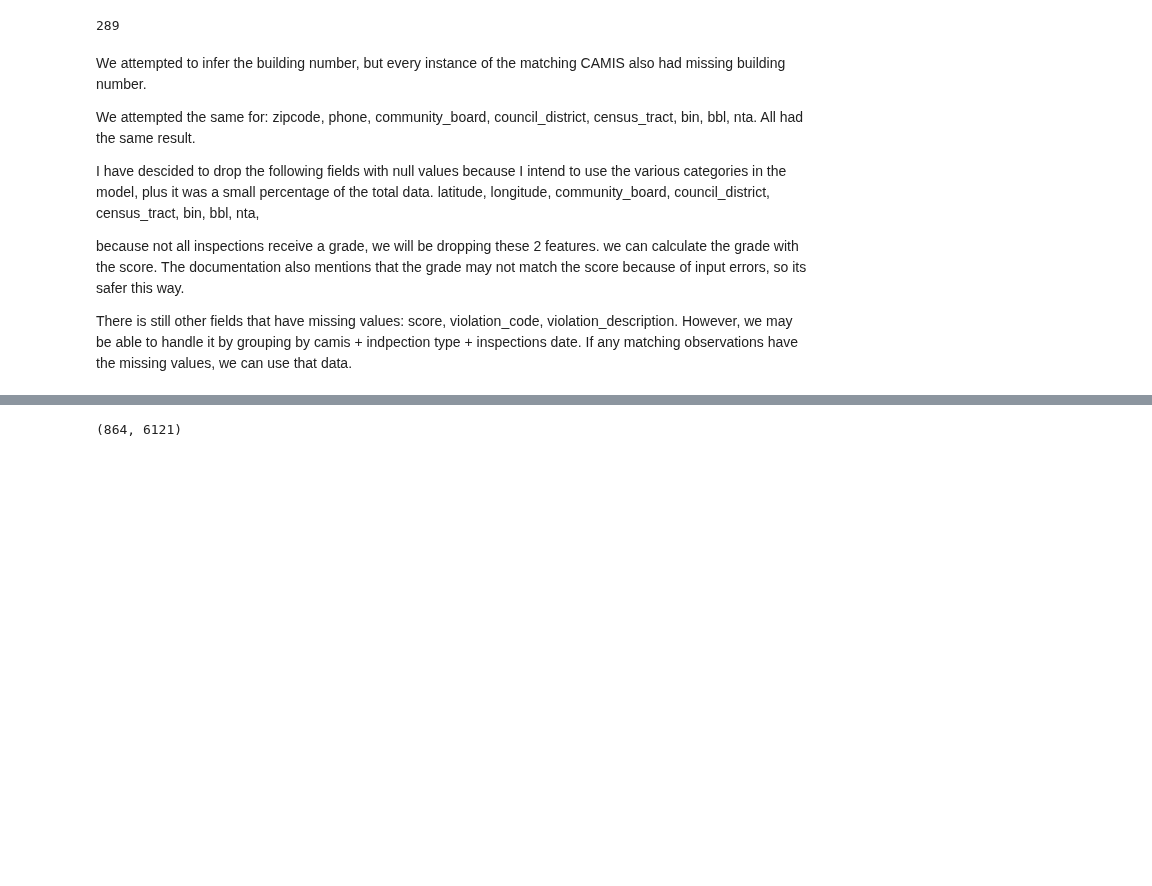
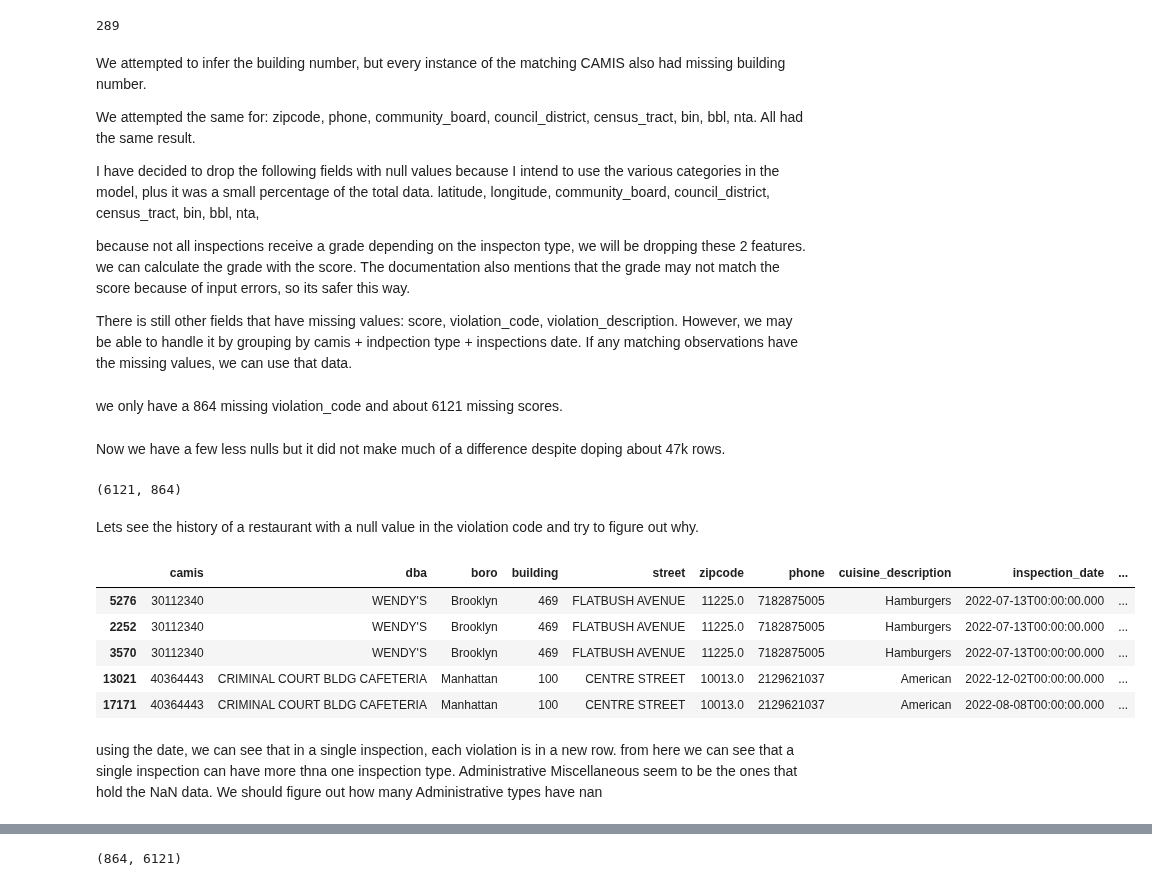
Before and after one commit to Somerville-2023/New-York-health-Inspection-Prediction, a Jupyter notebook: john-folder/api_gplaces/place_and_reviews/john_explore.ipynb, the cells around one changed output, grey strips where cells are left out. Drawn from its saved outputs; the diff is of its cells as text; code cells hidden in the pictures; blank space fills up the shorter version.

```diff
--- a/john-folder/api_gplaces/place_and_reviews/john_explore.ipynb
+++ b/john-folder/api_gplaces/place_and_reviews/john_explore.ipynb
@@ -81,9 +140,42 @@ We attempted to infer the building number, but every instance of the matching CA
 
 We attempted the same for: zipcode, phone, community_board, council_district, census_tract, bin, bbl, nta. All had the same result.
 
-I have descided to drop the following fields with null values because I intend to use the various categories in the model, plus it was a small percentage of the total data.
+I have decided to drop the following fields with null values because I intend to use the various categories in the model, plus it was a small percentage of the total data.
 latitude, longitude, community_board, council_district, census_tract, bin, bbl, nta,
 
-because not all inspections receive a grade, we will be dropping these 2 features. we can calculate the grade with the score. The documentation also mentions that the grade may not match the score because of input errors, so its safer this way.
+because not all inspections receive a grade depending on the inspecton type, we will be dropping these 2 features. we can calculate the grade with the score. The documentation also mentions that the grade may not match the score because of input errors, so its safer this way.
 
 There is still other fields that have missing values: score, violation_code, violation_description. However, we may be able to handle it by grouping by camis + indpection type + inspections date. If any matching observations have the missing values, we can use that data.
+# %% [markdown]
+we only have a 864 missing violation_code and about 6121 missing scores.
+# %% [markdown]
+Now we have a few less nulls but it did not make much of a difference despite doping about 47k rows.
+# %%
+inspection_vscore =  inspection_df[inspection_df.score.isna()]
+inspection_vcode =  inspection_df[inspection_df.violation_code.isna()]
+len(inspection_vscore), len(inspection_vcode)
+# %% [output]
+(6121, 864)
+# %% [markdown]
+Lets see the history of a restaurant with a null value in the violation code and try to figure out why.
+# %%
+import pandas as pd
+
+# Step 1: Group by 'camis' and 'inspection_date' and check for nulls in 'violation_code'
+grouped = inspection_df.groupby(['camis', 'inspection_date'])
+groups_with_nulls = grouped.apply(lambda x: x['score'].isna().any())
+
+# Step 2: Filter the DataFrame to include only those groups
+filtered_df = inspection_df[inspection_df.set_index(['camis', 'inspection_date']).index.isin(groups_with_nulls[groups_with_nulls].index)].reset_index(drop=True)
+
+# Now, 'filtered_df' contains only the groups where there are null values in 'violation_code'
+filtered_df.sort_values(by='camis').head(5)
+# %% [output]
+|  | camis | dba | boro | building | street | zipcode | phone | cuisine_description | inspection_date | ... |
+| 5276 | 30112340 | WENDY'S | Brooklyn | 469 | FLATBUSH AVENUE | 11225.0 | 7182875005 | Hamburgers | 2022-07-13T00:00:00.000 | ... |
+| 2252 | 30112340 | WENDY'S | Brooklyn | 469 | FLATBUSH AVENUE | 11225.0 | 7182875005 | Hamburgers | 2022-07-13T00:00:00.000 | ... |
+| 3570 | 30112340 | WENDY'S | Brooklyn | 469 | FLATBUSH AVENUE | 11225.0 | 7182875005 | Hamburgers | 2022-07-13T00:00:00.000 | ... |
+| 13021 | 40364443 | CRIMINAL COURT BLDG CAFETERIA | Manhattan | 100 | CENTRE STREET | 10013.0 | 2129621037 | American | 2022-12-02T00:00:00.000 | ... |
+| 17171 | 40364443 | CRIMINAL COURT BLDG CAFETERIA | Manhattan | 100 | CENTRE STREET | 10013.0 | 2129621037 | American | 2022-08-08T00:00:00.000 | ... |
+# %% [markdown]
+using the date, we can see that in a single inspection, each violation is in a new row. from here we can see that a single inspection can have more thna one inspection type. Administrative Miscellaneous seem to be the ones that hold the NaN data. We should figure out how many Administrative types have nan
```
Also changed, not shown: parts of 29 cells of this notebook.
